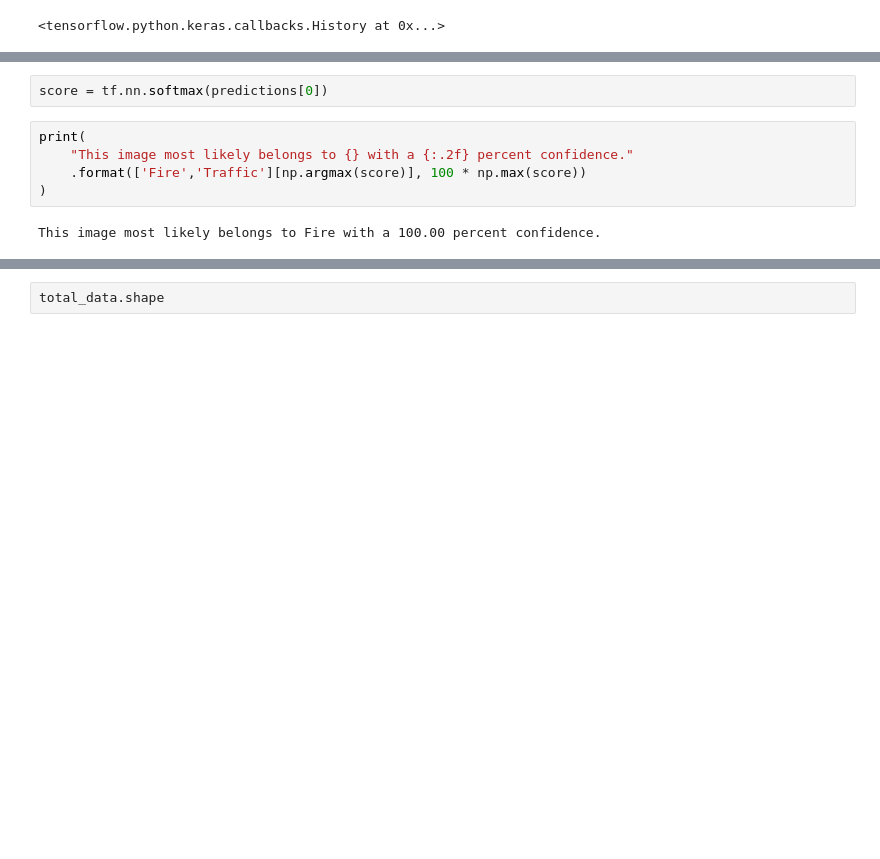
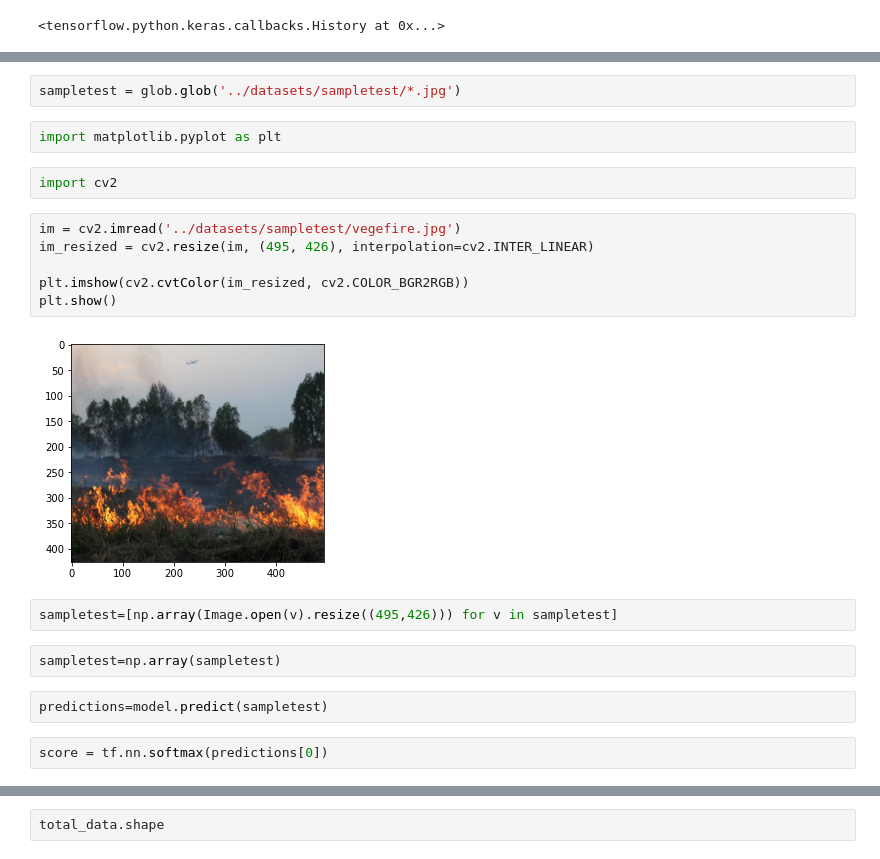
Before and after one commit to Bot-Benedict/SCDFxIBM2021, a Jupyter notebook: ml/src/Test image classification.ipynb, the cells around one changed output, grey strips where cells are left out. Cells and saved outputs as stored; diff of their text form; blank space fills up the shorter version.

Commit message:
Predict on new pic

```diff
--- a/ml/src/Test image classification.ipynb
+++ b/ml/src/Test image classification.ipynb
@@ -118,9 +110,22 @@ predictions=model.predict(sampletest)
-# %%
-score = tf.nn.softmax(predictions[0])
-# %%
-print(
-    "This image most likely belongs to {} with a {:.2f} percent confidence."
-    .format(['Fire','Traffic'][np.argmax(score)], 100 * np.max(score))
-)
-# %% [output]
-This image most likely belongs to Fire with a 100.00 percent confidence.
+# %%
+sampletest = glob.glob('../datasets/sampletest/*.jpg')
+# %%
+import matplotlib.pyplot as plt
+# %%
+import cv2
+# %%
+im = cv2.imread('../datasets/sampletest/vegefire.jpg')
+im_resized = cv2.resize(im, (495, 426), interpolation=cv2.INTER_LINEAR)
+
+plt.imshow(cv2.cvtColor(im_resized, cv2.COLOR_BGR2RGB))
+plt.show()
+# %% [output]
+[figure, added]
+# %%
+sampletest=[np.array(Image.open(v).resize((495,426))) for v in sampletest]
+# %%
+sampletest=np.array(sampletest)
+# %%
+predictions=model.predict(sampletest)
+# %%
+score = tf.nn.softmax(predictions[0])
```
Also changed, not shown: parts of 9 cells of this notebook.
